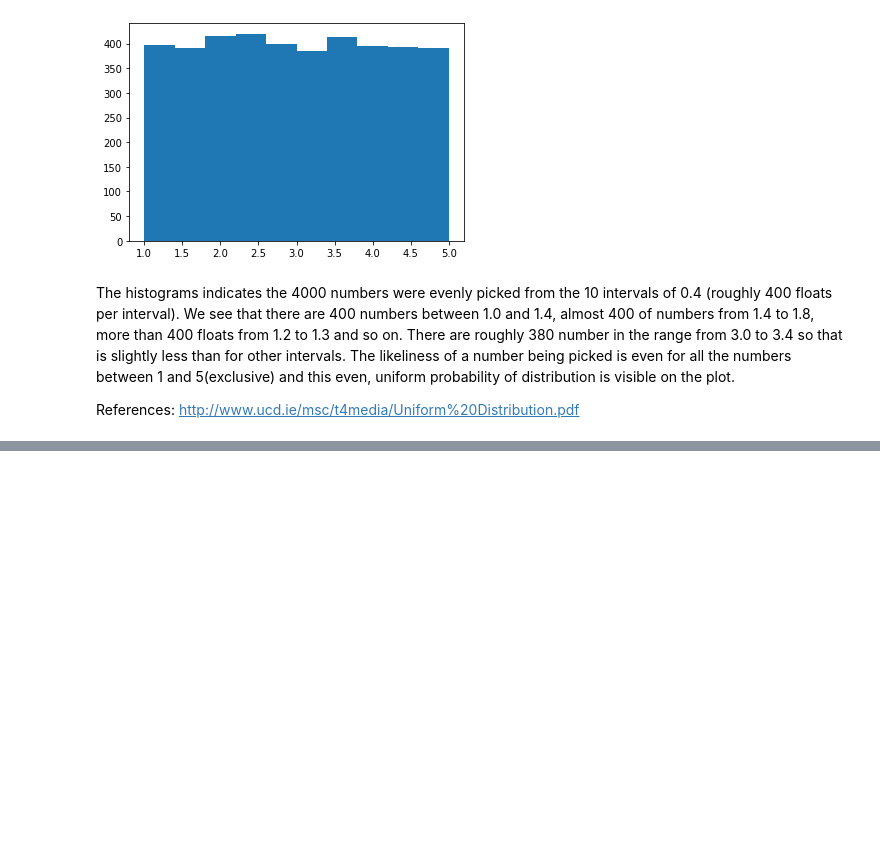
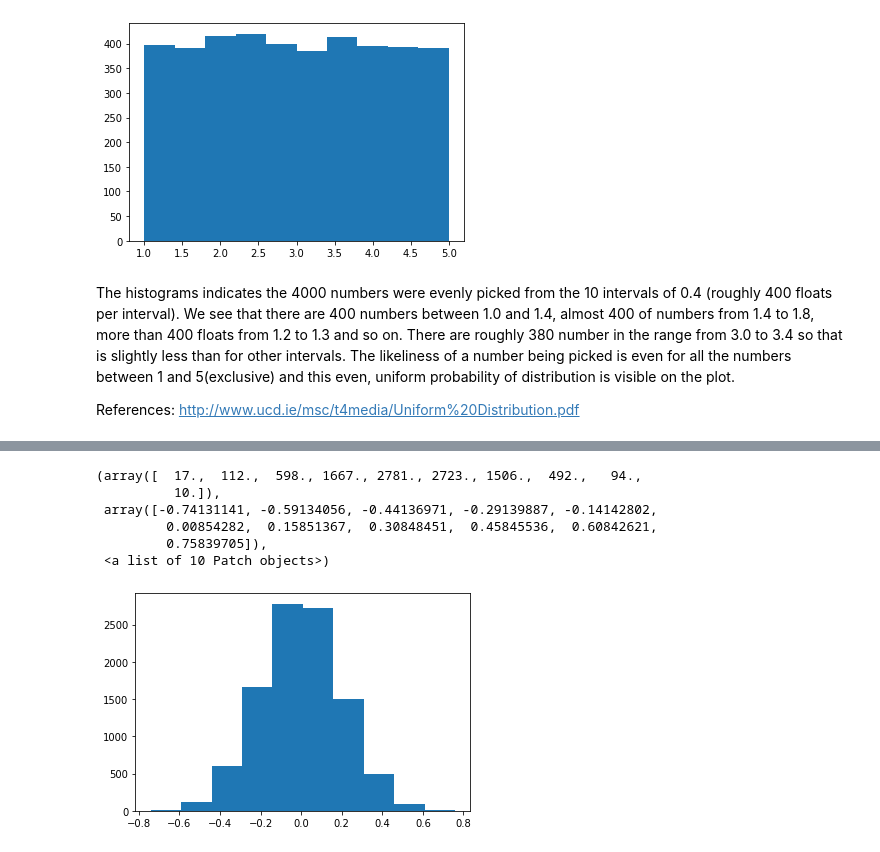
Before and after one commit to KatarzynaConnell/Numpy.random_assignment, a Jupyter notebook: numpy.random.ipynb, the cells around one changed output, grey strips where cells are left out. Drawn from its saved outputs; the diff is of its cells as text; code cells hidden in the pictures; blank space fills up the shorter version.

Commit message:
Added Normal Distribution

```diff
--- a/numpy.random.ipynb
+++ b/numpy.random.ipynb
@@ -404,0 +428,11 @@ NameError: name 'plt' is not defined
+# %%
+x = np.random.normal(0.0, 0.2, 10000)
+plt.hist(x)
+# %% [output]
+(array([  17.,  112.,  598., 1667., 2781., 2723., 1506.,  492.,   94.,
+          10.]),
+ array([-0.74131141, -0.59134056, -0.44136971, -0.29139887, -0.14142802,
+         0.00854282,  0.15851367,  0.30848451,  0.45845536,  0.60842621,
+         0.75839705]),
+ <a list of 10 Patch objects>)
+[figure, added]
```
Also changed, not shown: parts of 16 cells of this notebook.
